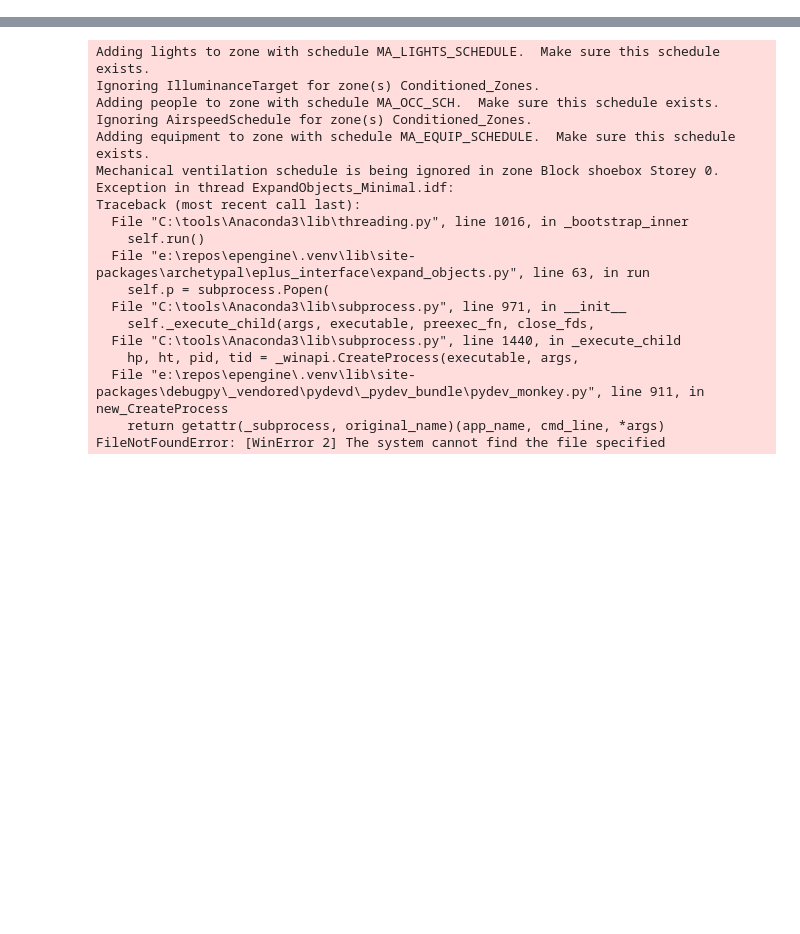
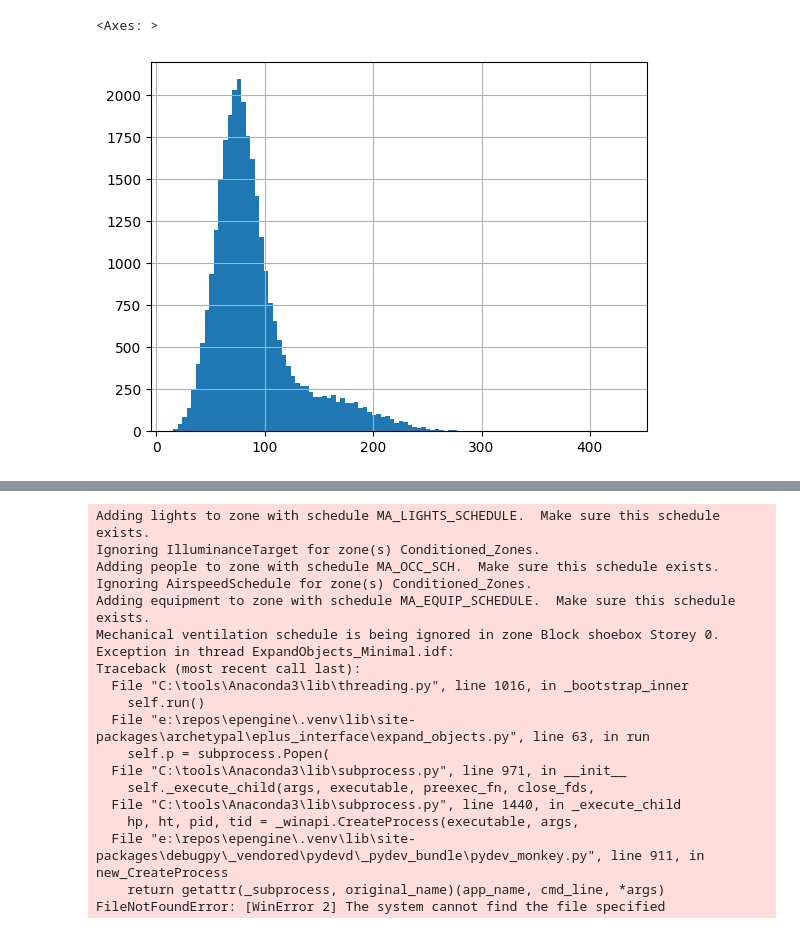
Before and after one commit to szvsw/epengine, a Jupyter notebook: notebooks/learning_curves.ipynb, the cells around one changed output, grey strips where cells are left out. Saved outputs shown, nothing was run; the diff lists cells and outputs as text; code cells hidden in the pictures; blank space fills up the shorter version.

```diff
--- a/notebooks/learning_curves.ipynb
+++ b/notebooks/learning_curves.ipynb
@@ -139,3 +109,8 @@ params[[col for col in params.columns if "feature" in col]]
+# %%
+df["District Cooling"].hist(bins=100)
+# %% [output]
+<Axes: >
+[figure, added]
 # %%
 from epengine.models.train_sbem import TrainFoldSpec
 
```
Also changed, not shown: parts of 12 cells of this notebook, 4 other files.
